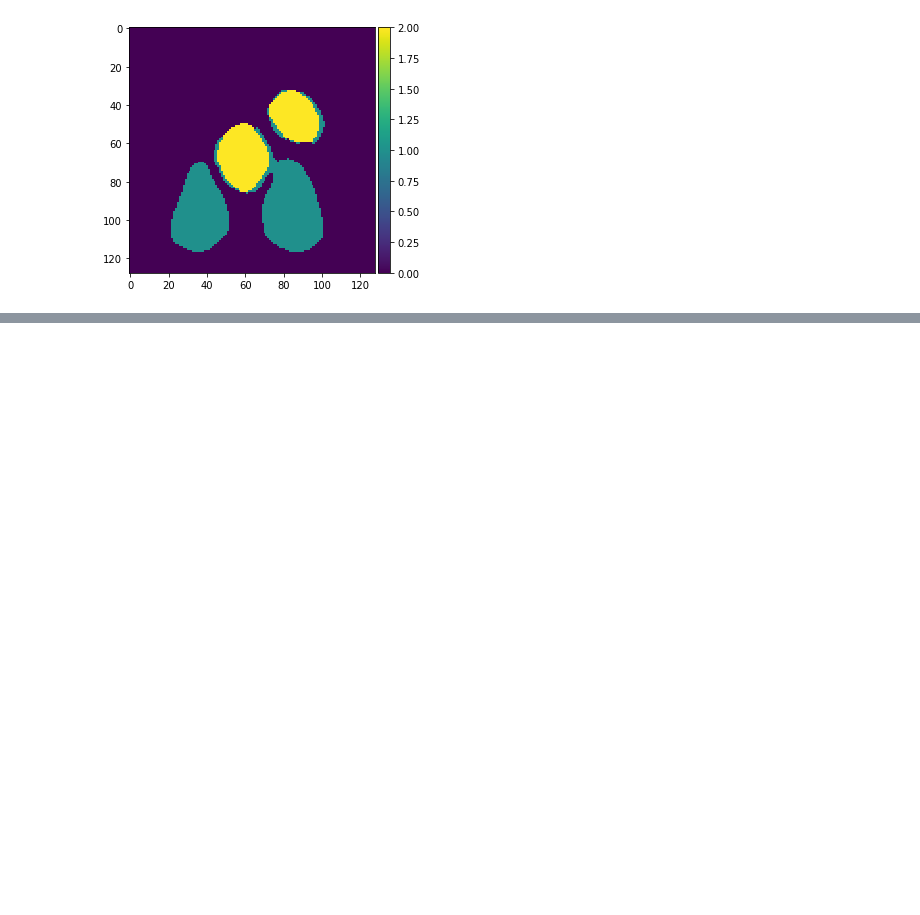
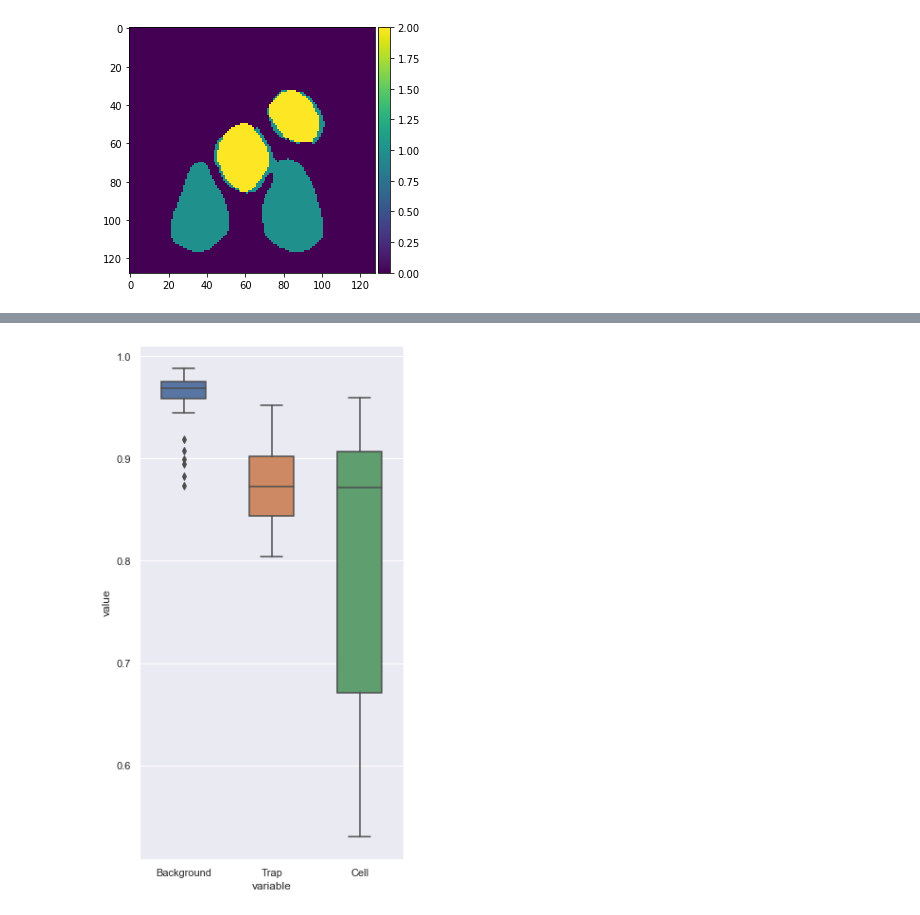
Before and after one commit to ziheng84/Master-thesis, a Jupyter notebook: UNet/lab_unet_prediction.ipynb, the cells around one changed output, grey strips where cells are left out. Saved outputs shown, nothing was run; the diff lists cells and outputs as text; code cells hidden in the pictures; blank space fills up the shorter version.

```diff
--- a/UNet/lab_unet_prediction.ipynb
+++ b/UNet/lab_unet_prediction.ipynb
@@ -255,0 +351,8 @@ plt.savefig('preds_mask_' + str(ix) + '.png')
+# %%
+sns.set(rc={'figure.figsize':(5, 10)})
+sns.boxplot(x="variable", y="value", data=pd.melt(f1_result), width = 0.5)
+#sns.boxplot(IoU_result)
+
+plt.show()
+# %% [output]
+[figure, added]
```
Also changed, not shown: parts of 13 cells of this notebook.
